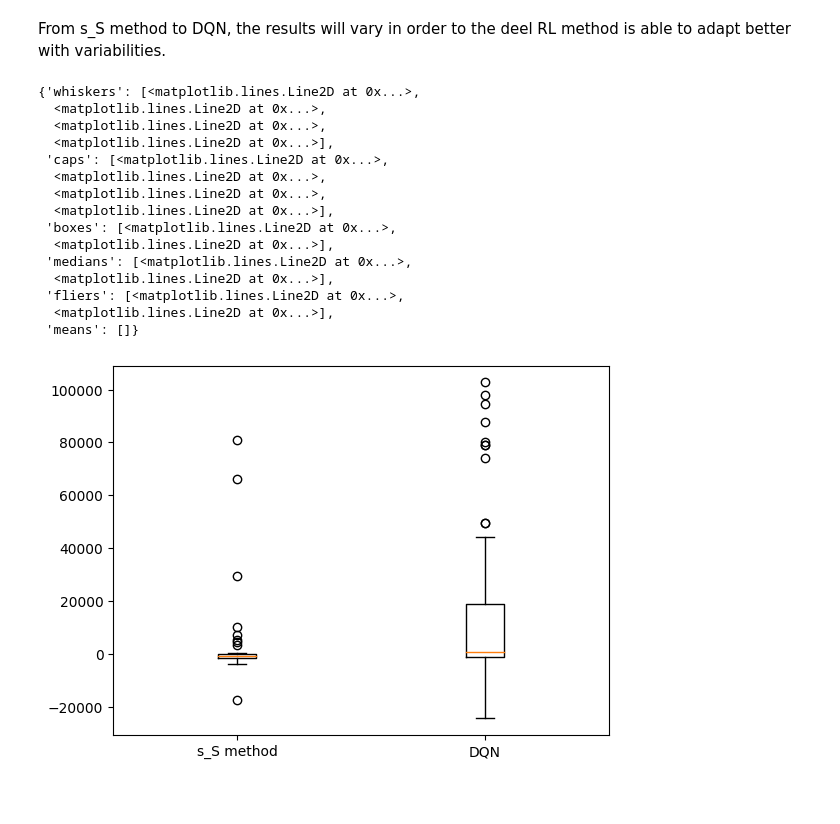
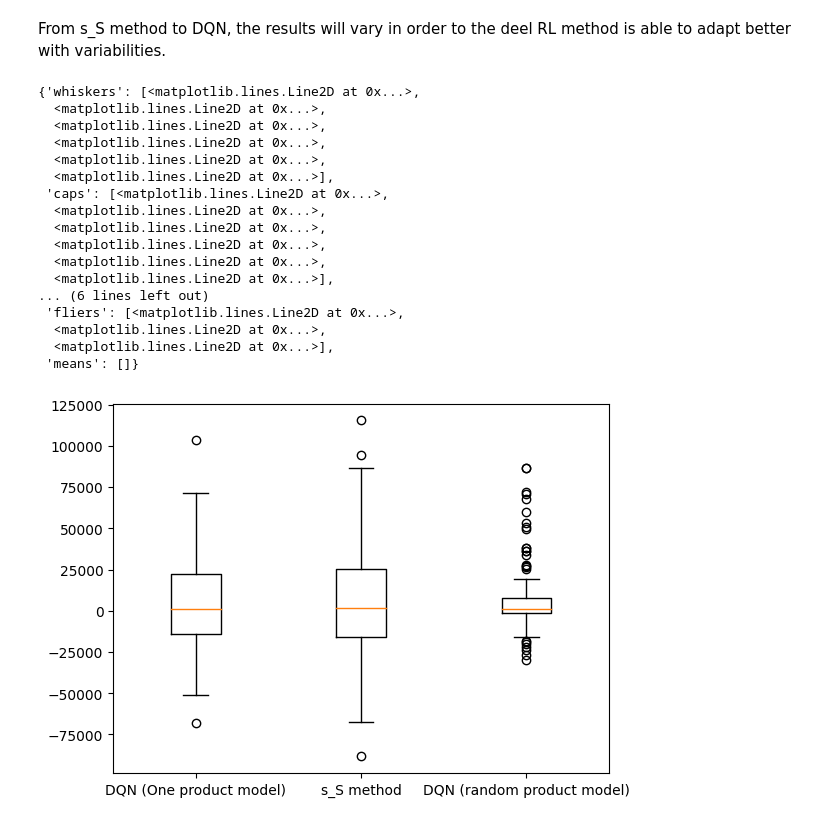
Before and after one commit to AlbertoPerezGant/Purchases-optimization-in-supply-chain-using-reinforcement-learning, a Jupyter notebook: purchases_optimization_version_random.ipynb, the cells around one changed output. Cells and saved outputs as stored; diff of their text form; code cells hidden in the pictures; blank space fills up the shorter version.

```diff
--- a/purchases_optimization_version_random.ipynb
+++ b/purchases_optimization_version_random.ipynb
@@ -511,23 +651,22 @@ Train the DQN
 # %%
 %%time
 
-desired_path = '/content/drive/MyDrive/TFM Alberto Perez/Código/models/modelo.pt'
+desired_path_random = '/content/drive/MyDrive/TFM Alberto Perez/Código/models/modelo_random.pt'
 
 env = InventoryEnvObservation(demand_hist)
-scores = dqn(env, n_episodes=1000)
+scores = dqn(env, agent, n_episodes=700)
 
 plt.plot(np.arange(len(scores)),scores)
 plt.ylabel('Reward')
 plt.xlabel('Epsiodes')
-plt.title('DQN training')
+plt.title('DQN training (Random)')
 plt.show()
 
-# TODO: Guardar el modelo en el fichero /models
 # Save the model in the defined path
-if desired_path:
+if desired_path_random:
   try:
-    torch.save(agent.qnetwork_local.state_dict(), desired_path)
-    print('The model has been saved in: ' + desired_path)
+    torch.save(agent.qnetwork_local.state_dict(), desired_path_random)
+    print('The model has been saved in: ' + desired_path_random)
   except:
     print("The given path is not available. Retrain and define a path for saving.")
 else:
@@ -879,25 +1062,15 @@ When demand test dataset is generated, the DQN is tested.
 # %%
-# Get DQN
+# Get model (DQN)
 model = QNetwork(state_size=STATE_SIZE,action_size=21,seed=0)
-model.load_state_dict(torch.load(desired_path))
+model.load_state_dict(torch.load(desired_path_random))
 model.eval()
-
-# Get double DQN
-model_double = QNetwork(state_size=STATE_SIZE,action_size=21,seed=0)
-model_double.load_state_dict(torch.load(desired_path))
-model_double.eval()
 
 # Initilize the list where results will be stored (DQN)
 profit_RL_list = []
 actions_list = []
 inv_level_RL_list = []
 
-# Initilize the list where results will be stored (Double DQN)
-profit_double_list = []
-actions__double_list = []
-inv_level_double_list = []
-
-# Initialize the list where profit with sS method will be stored
+# Initialize the list where profit with sS method will be stored (policy opt)
 profit_sS_list = []
 inv_level_sS_list = []
 # Initialize the list where profit with random values sS method will be stored
@@ -905,7 +1078,7 @@ profit_heur_sS = []
 
 # For each demand recorded
 for demand in demand_test:
-  # Makes an instance of the envitorment with actual demand
+  # Makes an instance of the envitorment with actual demand (DQN random)
   env = InventoryEnvObservation(demand)
   env.reset()
   profit = 0
@@ -917,22 +1090,25 @@ for demand in demand_test:
   # Get result for DQN model
   # While the episode is not done
   while not done:
+
+    # State (Random)
     state = torch.from_numpy(state).float().unsqueeze(0).to(device)
 
-    # Desactivates gradient calculation during inference
+    # Desactivates gradient calculation during inference (Random)
     with torch.no_grad():
         action_values = model(state)
 
-    # Takes best action and makes a step in the inventory management.
+    # Takes best action and makes a step in the inventory management (Random)
     action = np.argmax(action_values.cpu().data.numpy())
     actions.append(action)
     next_state, reward, done = env.step(action)
     state = next_state
-    # Takes actual inventory level and takes the profit
+
+    # Takes actual inventory level and takes the profit (Random)
     invs.append(env.inv_level)
     profit += reward
 
-  # Saves the actions, inventory level and profit for the currend demand period.
+  # Saves the actions, inventory level and profit for the currend demand period (Random)
   actions_list.append(actions)
   inv_level_RL_list.append(invs)
   profit_RL_list.append(profit)
@@ -1003,26 +1197,29 @@ for level in inv_level_sS_list:
 From s_S method to DQN, the results will vary in order to the deel RL method is able to adapt better with variabilities.
 # %%
 profit_list = []
+profit_list.append(profit_RL_original)
 profit_list.append(profit_sS_list)
 profit_list.append(profit_RL_list)
 
-labels = ['s_S method', 'DQN']
+labels = ['DQN (One product model)', 's_S method', 'DQN (random product model)']
 
 plt.boxplot(profit_list, labels=labels)
 # %% [output]
 {'whiskers': [<matplotlib.lines.Line2D at 0x...>,
+  <matplotlib.lines.Line2D at 0x...>,
+  <matplotlib.lines.Line2D at 0x...>,
   <matplotlib.lines.Line2D at 0x...>,
   <matplotlib.lines.Line2D at 0x...>,
   <matplotlib.lines.Line2D at 0x...>],
  'caps': [<matplotlib.lines.Line2D at 0x...>,
   <matplotlib.lines.Line2D at 0x...>,
   <matplotlib.lines.Line2D at 0x...>,
+  <matplotlib.lines.Line2D at 0x...>,
+  <matplotlib.lines.Line2D at 0x...>,
   <matplotlib.lines.Line2D at 0x...>],
- 'boxes': [<matplotlib.lines.Line2D at 0x...>,
-  <matplotlib.lines.Line2D at 0x...>],
- 'medians': [<matplotlib.lines.Line2D at 0x...>,
-  <matplotlib.lines.Line2D at 0x...>],
+... (6 lines left out)
  'fliers': [<matplotlib.lines.Line2D at 0x...>,
+  <matplotlib.lines.Line2D at 0x...>,
   <matplotlib.lines.Line2D at 0x...>],
  'means': []}
-[figure, old version]
+[figure, new version]
```
Also changed, not shown: parts of 31 cells of this notebook.
